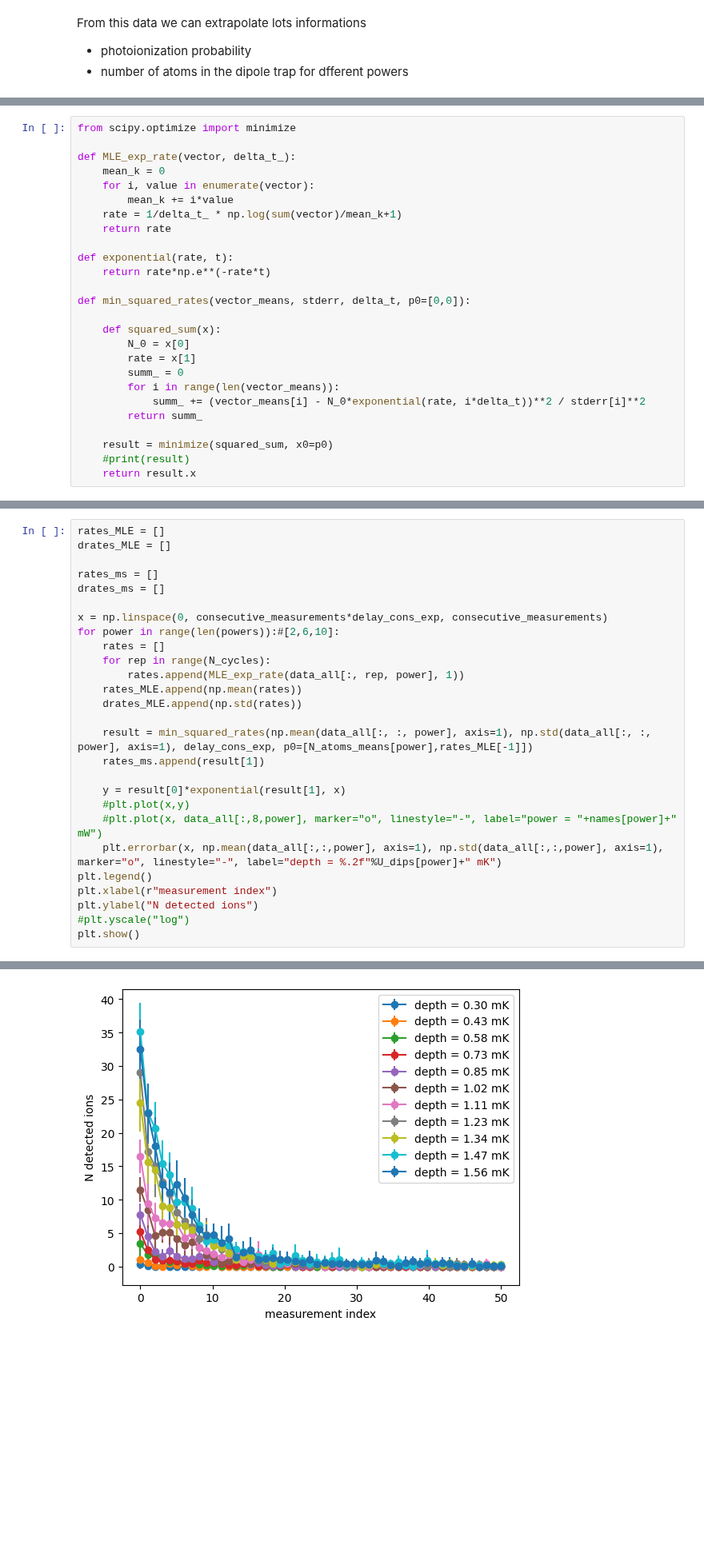
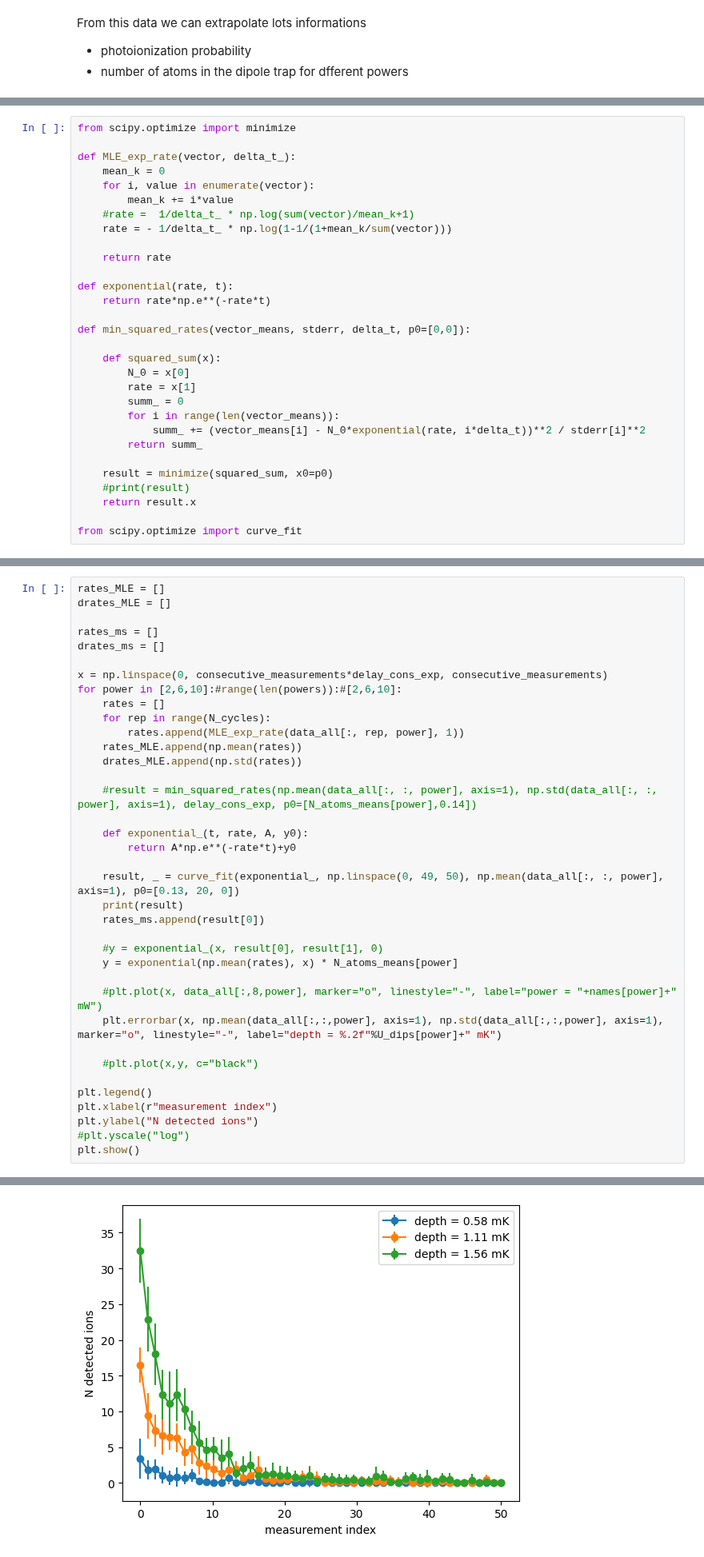
Before and after one commit to Valerio-Amico/Lab-Rydberg, a Jupyter notebook: dipolar_trap/cross_section_experiment_27_01_23.ipynb, the cells around one changed output, grey strips where cells are left out. Shown at 80% size. Saved outputs shown, nothing was run; the diff lists cells and outputs as text; blank space fills up the shorter version.

```diff
--- a/dipolar_trap/cross_section_experiment_27_01_23.ipynb
+++ b/dipolar_trap/cross_section_experiment_27_01_23.ipynb
@@ -197,7 +197,9 @@ def MLE_exp_rate(vector, delta_t_):
     mean_k = 0
     for i, value in enumerate(vector):
         mean_k += i*value
-    rate = 1/delta_t_ * np.log(sum(vector)/mean_k+1)
+    #rate =  1/delta_t_ * np.log(sum(vector)/mean_k+1)
+    rate = - 1/delta_t_ * np.log(1-1/(1+mean_k/sum(vector)))
+
     return rate
 
 def exponential(rate, t):
@@ -216,3 +218,5 @@ def min_squared_rates(vector_means, stderr, delta_t, p0=[0,0]):
     result = minimize(squared_sum, x0=p0)
     #print(result)
     return result.x
+
+from scipy.optimize import curve_fit
@@ -224,20 +240,30 @@ rates_ms = []
 drates_ms = []
 
 x = np.linspace(0, consecutive_measurements*delay_cons_exp, consecutive_measurements)
-for power in range(len(powers)):#[2,6,10]:
+for power in [2,6,10]:#range(len(powers)):#[2,6,10]:
     rates = []
     for rep in range(N_cycles):
         rates.append(MLE_exp_rate(data_all[:, rep, power], 1))
     rates_MLE.append(np.mean(rates))
     drates_MLE.append(np.std(rates))
 
-    result = min_squared_rates(np.mean(data_all[:, :, power], axis=1), np.std(data_all[:, :, power], axis=1), delay_cons_exp, p0=[N_atoms_means[power],rates_MLE[-1]])
-    rates_ms.append(result[1])
+    #result = min_squared_rates(np.mean(data_all[:, :, power], axis=1), np.std(data_all[:, :, power], axis=1), delay_cons_exp, p0=[N_atoms_means[power],0.14])
 
-    y = result[0]*exponential(result[1], x)
-    #plt.plot(x,y)
+    def exponential_(t, rate, A, y0):
+        return A*np.e**(-rate*t)+y0
+
+    result, _ = curve_fit(exponential_, np.linspace(0, 49, 50), np.mean(data_all[:, :, power], axis=1), p0=[0.13, 20, 0])
+    print(result)
+    rates_ms.append(result[0])
+
+    #y = exponential_(x, result[0], result[1], 0)
+    y = exponential(np.mean(rates), x) * N_atoms_means[power]
+
     #plt.plot(x, data_all[:,8,power], marker="o", linestyle="-", label="power = "+names[power]+" mW")
     plt.errorbar(x, np.mean(data_all[:,:,power], axis=1), np.std(data_all[:,:,power], axis=1), marker="o", linestyle="-", label="depth = %.2f"%U_dips[power]+" mK")
+
+    #plt.plot(x,y, c="black")
+
 plt.legend()
 plt.xlabel(r"measurement index")
 plt.ylabel("N detected ions")
@@ -247,3 +276,3 @@ plt.show()
-[figure, old version]
+[figure, new version]
 # %%
 plt.errorbar(U_dips[2:], np.array(rates_MLE[2:]), np.array(drates_MLE[2:]), marker="o", ls="")
```
Also changed, not shown: parts of 4 cells of this notebook, 7 other files.
